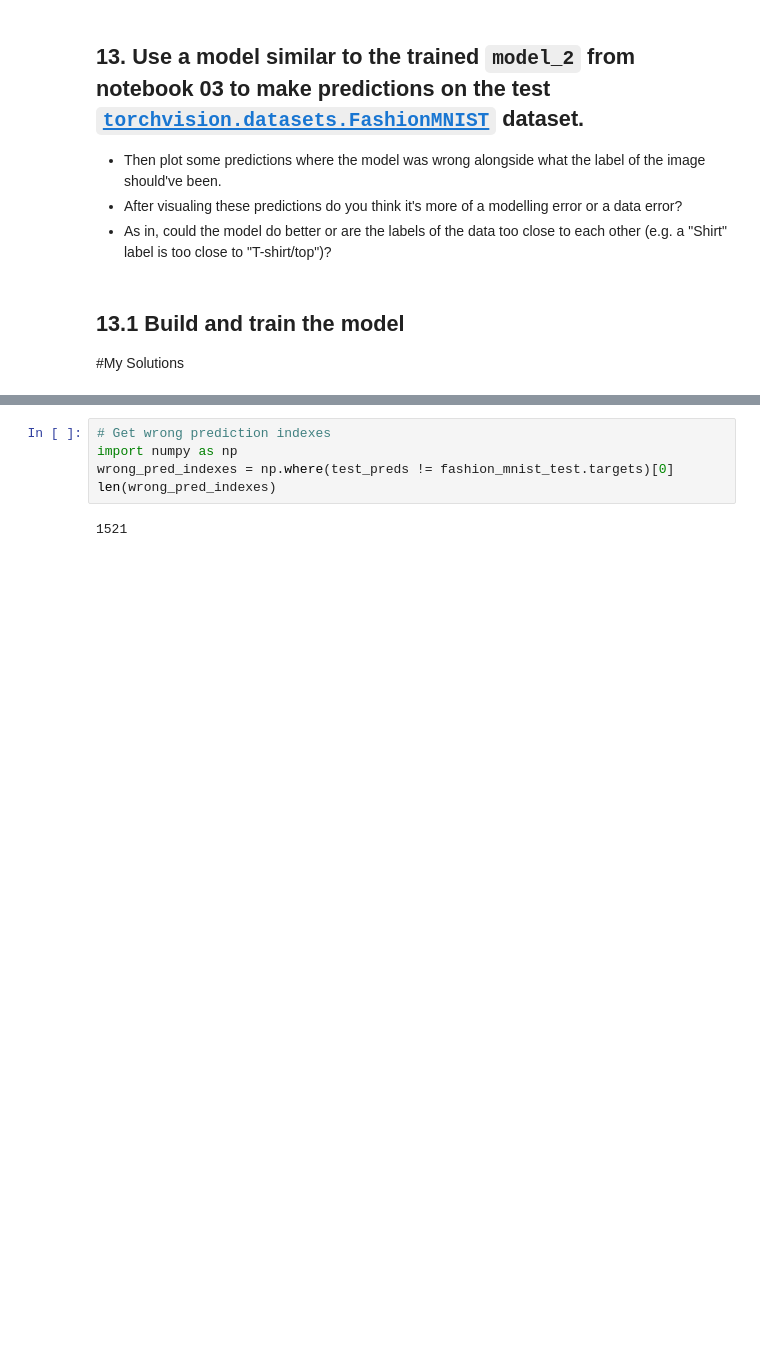
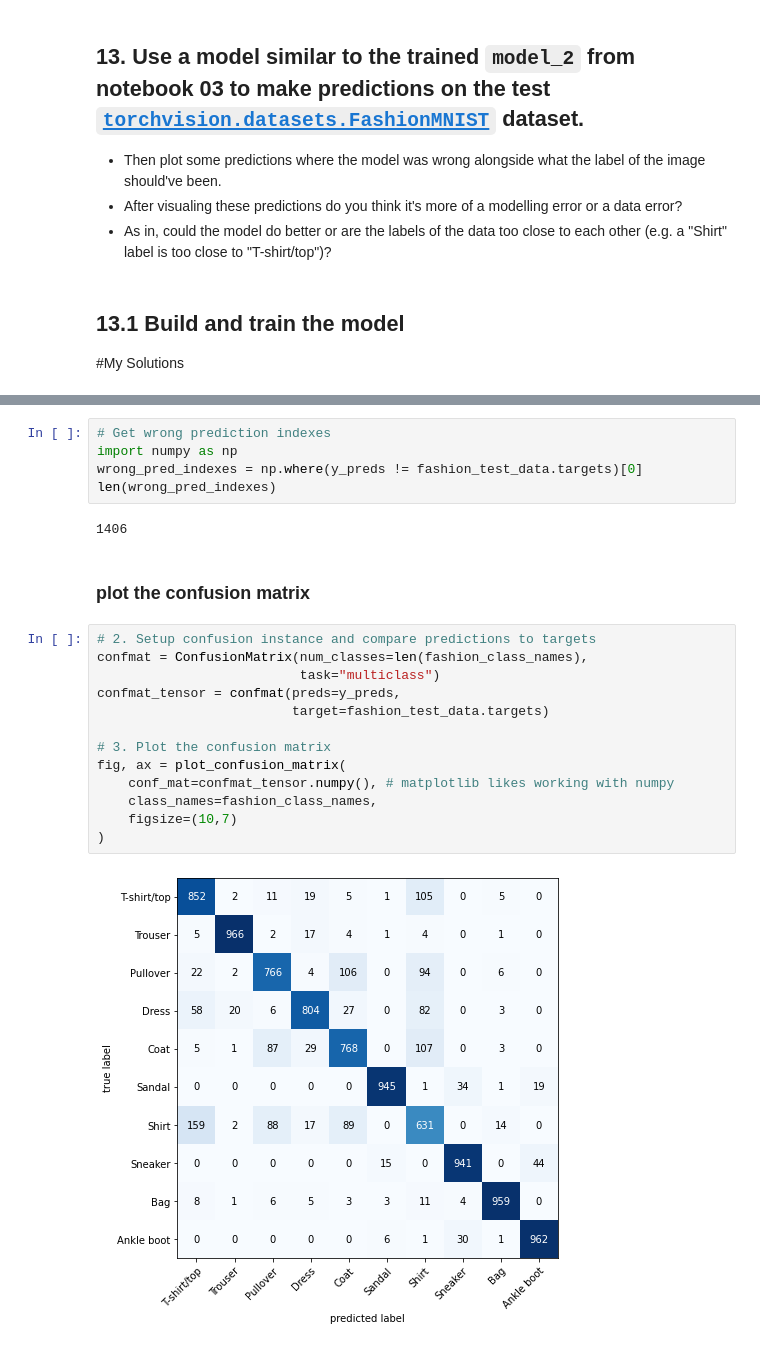
Before and after one commit to chriswilson2020/PyTorchCoLab, a Jupyter notebook: 03_pytorch_computer_vision_exercises.ipynb, the cells around one changed output, grey strips where cells are left out. Saved outputs shown, nothing was run; the diff lists cells and outputs as text; blank space fills up the shorter version.

```diff
--- a/03_pytorch_computer_vision_exercises.ipynb
+++ b/03_pytorch_computer_vision_exercises.ipynb
@@ -999,7 +1019,24 @@ test_preds[:10], len(test_preds)
 # %%
 # Get wrong prediction indexes
 import numpy as np
-wrong_pred_indexes = np.where(test_preds != fashion_mnist_test.targets)[0]
+wrong_pred_indexes = np.where(y_preds != fashion_test_data.targets)[0]
 len(wrong_pred_indexes)
 # %% [output]
-1521
+1406
+# %% [markdown]
+### plot the confusion matrix
+# %%
+# 2. Setup confusion instance and compare predictions to targets
+confmat = ConfusionMatrix(num_classes=len(fashion_class_names),
+                          task="multiclass")
+confmat_tensor = confmat(preds=y_preds,
+                         target=fashion_test_data.targets)
+
+# 3. Plot the confusion matrix
+fig, ax = plot_confusion_matrix(
+    conf_mat=confmat_tensor.numpy(), # matplotlib likes working with numpy
+    class_names=fashion_class_names,
+    figsize=(10,7)
+)
+# %% [output]
+[figure, added]
```
Also changed, not shown: parts of 33 cells of this notebook.
